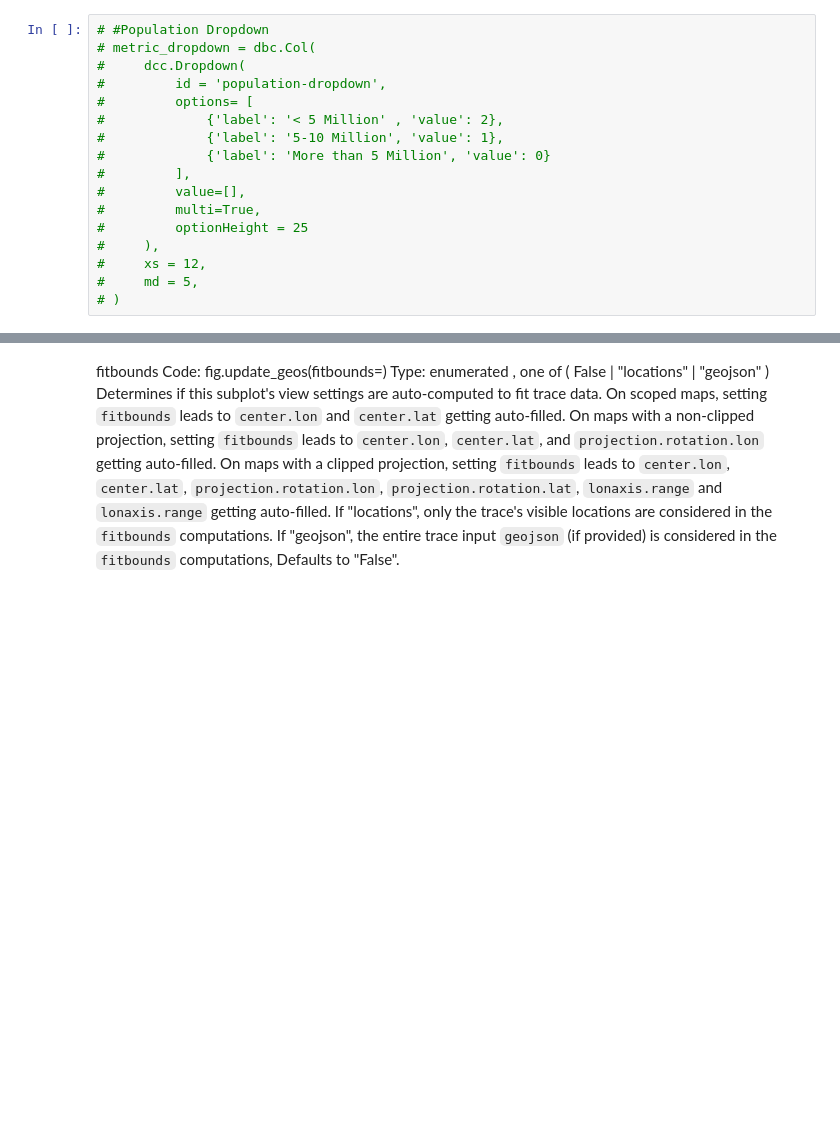
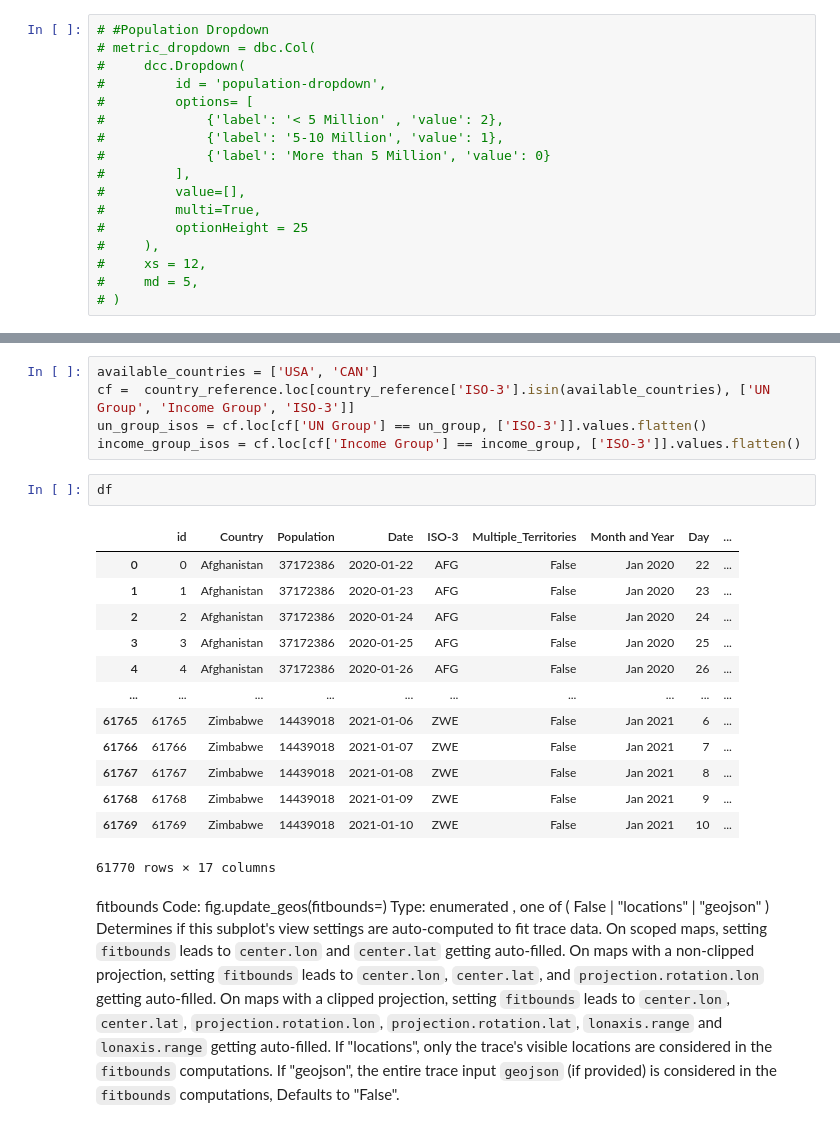
Before and after one commit to ericswetts/ems-covid19-dashboard, a Jupyter notebook: Feature_Sandbox.ipynb, the cells around one changed output, grey strips where cells are left out. Cells and saved outputs as stored; diff of their text form; blank space fills up the shorter version.

```diff
--- a/Feature_Sandbox.ipynb
+++ b/Feature_Sandbox.ipynb
@@ -352,3 +414,24 @@ app.run_server(mode = 'external', debug = True, port = a)
+# %%
+available_countries = ['USA', 'CAN']
+cf =  country_reference.loc[country_reference['ISO-3'].isin(available_countries), ['UN Group', 'Income Group', 'ISO-3']]
+un_group_isos = cf.loc[cf['UN Group'] == un_group, ['ISO-3']].values.flatten()
+income_group_isos = cf.loc[cf['Income Group'] == income_group, ['ISO-3']].values.flatten()
+# %%
+df
+# %% [output]
+|  | id | Country | Population | Date | ISO-3 | Multiple_Territories | Month and Year | Day | ... |
+| 0 | 0 | Afghanistan | 37172386 | 2020-01-22 | AFG | False | Jan 2020 | 22 | ... |
+| 1 | 1 | Afghanistan | 37172386 | 2020-01-23 | AFG | False | Jan 2020 | 23 | ... |
+| 2 | 2 | Afghanistan | 37172386 | 2020-01-24 | AFG | False | Jan 2020 | 24 | ... |
+| 3 | 3 | Afghanistan | 37172386 | 2020-01-25 | AFG | False | Jan 2020 | 25 | ... |
+| 4 | 4 | Afghanistan | 37172386 | 2020-01-26 | AFG | False | Jan 2020 | 26 | ... |
+| ... | ... | ... | ... | ... | ... | ... | ... | ... | ... |
+| 61765 | 61765 | Zimbabwe | 14439018 | 2021-01-06 | ZWE | False | Jan 2021 | 6 | ... |
+| 61766 | 61766 | Zimbabwe | 14439018 | 2021-01-07 | ZWE | False | Jan 2021 | 7 | ... |
+| 61767 | 61767 | Zimbabwe | 14439018 | 2021-01-08 | ZWE | False | Jan 2021 | 8 | ... |
+| 61768 | 61768 | Zimbabwe | 14439018 | 2021-01-09 | ZWE | False | Jan 2021 | 9 | ... |
+| 61769 | 61769 | Zimbabwe | 14439018 | 2021-01-10 | ZWE | False | Jan 2021 | 10 | ... |
+61770 rows × 17 columns
 # %% [markdown]
 
 fitbounds
```
Also changed, not shown: parts of 28 cells of this notebook, 6 other files.
